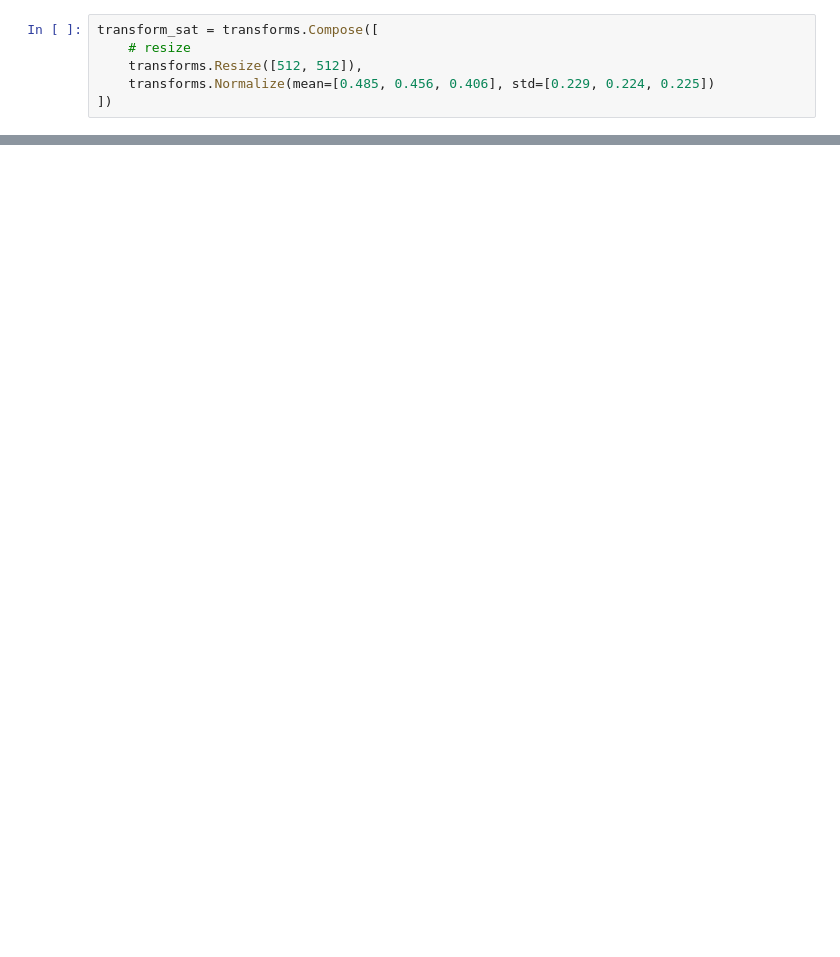
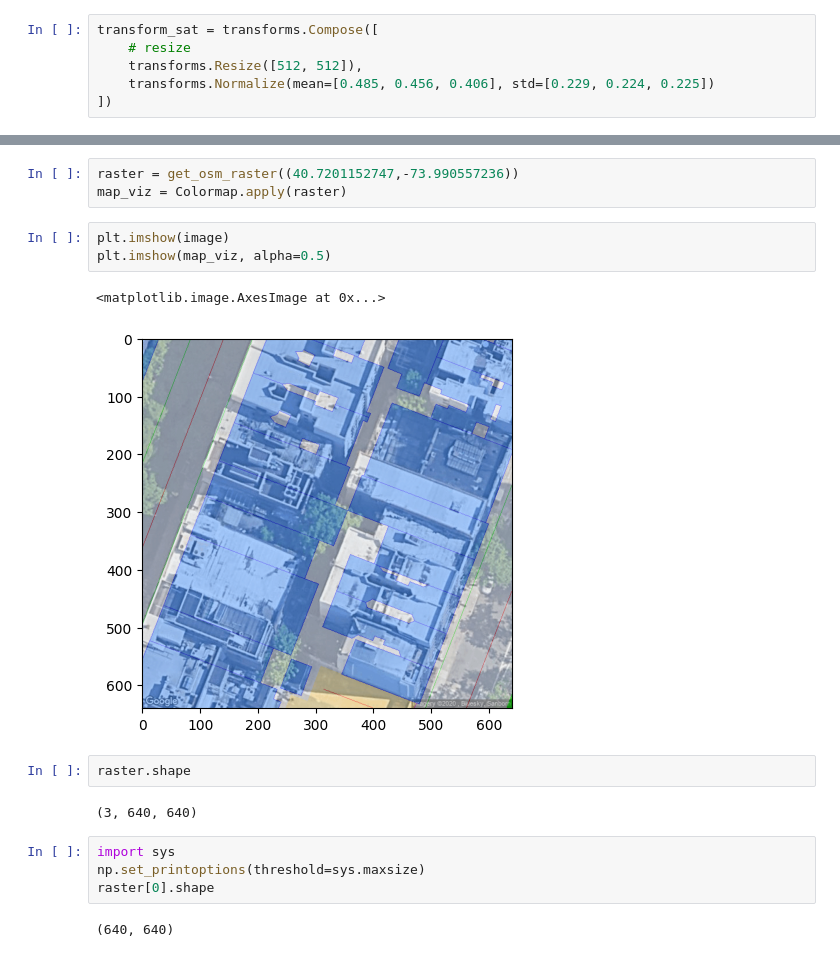
Before and after one commit to lipefree/semester-project-vita, a Jupyter notebook: CCVPE/test_download_osm.ipynb, the cells around one changed output, grey strips where cells are left out. Cells and saved outputs as stored; diff of their text form; blank space fills up the shorter version.

```diff
--- a/CCVPE/test_download_osm.ipynb
+++ b/CCVPE/test_download_osm.ipynb
@@ -102,0 +121,19 @@ plt.imshow(map_viz, alpha=0.5)
+# %%
+raster = get_osm_raster((40.7201152747,-73.990557236))
+map_viz = Colormap.apply(raster)
+# %%
+plt.imshow(image)
+plt.imshow(map_viz, alpha=0.5)
+# %% [output]
+<matplotlib.image.AxesImage at 0x...>
+[figure, added]
+# %%
+raster.shape
+# %% [output]
+(3, 640, 640)
+# %%
+import sys
+np.set_printoptions(threshold=sys.maxsize)
+raster[0].shape
+# %% [output]
+(640, 640)
```
Also changed, not shown: parts of 19 cells of this notebook, 3 other files.
